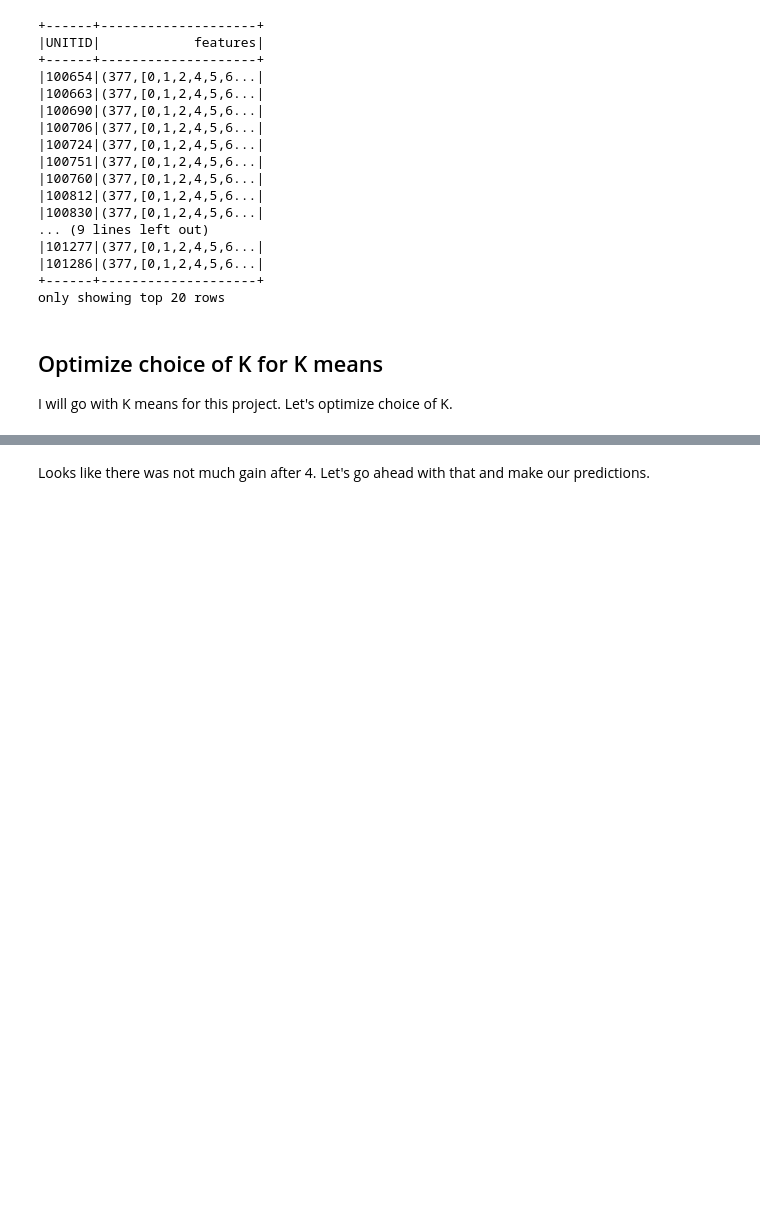
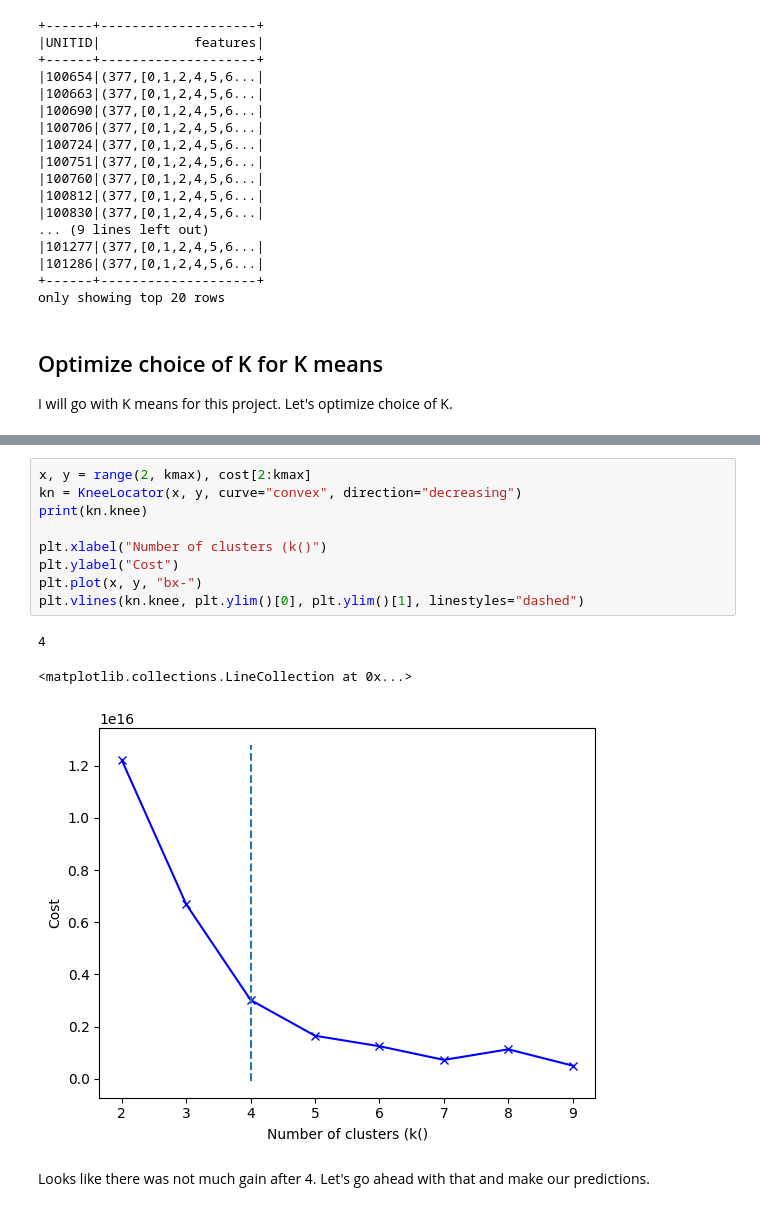
Before and after one commit to iamirmasoud/pyspark_tutorials, a Jupyter notebook: 7_Unsupervised_Learning_in_Pyspark_MLlib/4_Clustering_in_Pysparks_MLlib_Project/Clustering_in_Pysparks_MLlib_Project_Solution.ipynb, the cells around one changed output, grey strips where cells are left out. Saved outputs shown, nothing was run; the diff lists cells and outputs as text; blank space fills up the shorter version.

```diff
--- a/7_Unsupervised_Learning_in_Pyspark_MLlib/4_Clustering_in_Pysparks_MLlib_Project/Clustering_in_Pysparks_MLlib_Project_Solution.ipynb
+++ b/7_Unsupervised_Learning_in_Pyspark_MLlib/4_Clustering_in_Pysparks_MLlib_Project/Clustering_in_Pysparks_MLlib_Project_Solution.ipynb
@@ -188,3 +217,16 @@ Text(0, 0.5, 'cost')
+# %%
+x, y = range(2, kmax), cost[2:kmax]
+kn = KneeLocator(x, y, curve="convex", direction="decreasing")
+print(kn.knee)
+
+plt.xlabel("Number of clusters (k()")
+plt.ylabel("Cost")
+plt.plot(x, y, "bx-")
+plt.vlines(kn.knee, plt.ylim()[0], plt.ylim()[1], linestyles="dashed")
+# %% [output]
+4
+<matplotlib.collections.LineCollection at 0x...>
+[figure, added]
 # %% [markdown]
 Looks like there was not much gain after 4. Let's go ahead with that and make our predictions.
 # %%
```
Also changed, not shown: parts of 14 cells of this notebook, 1 other file.
